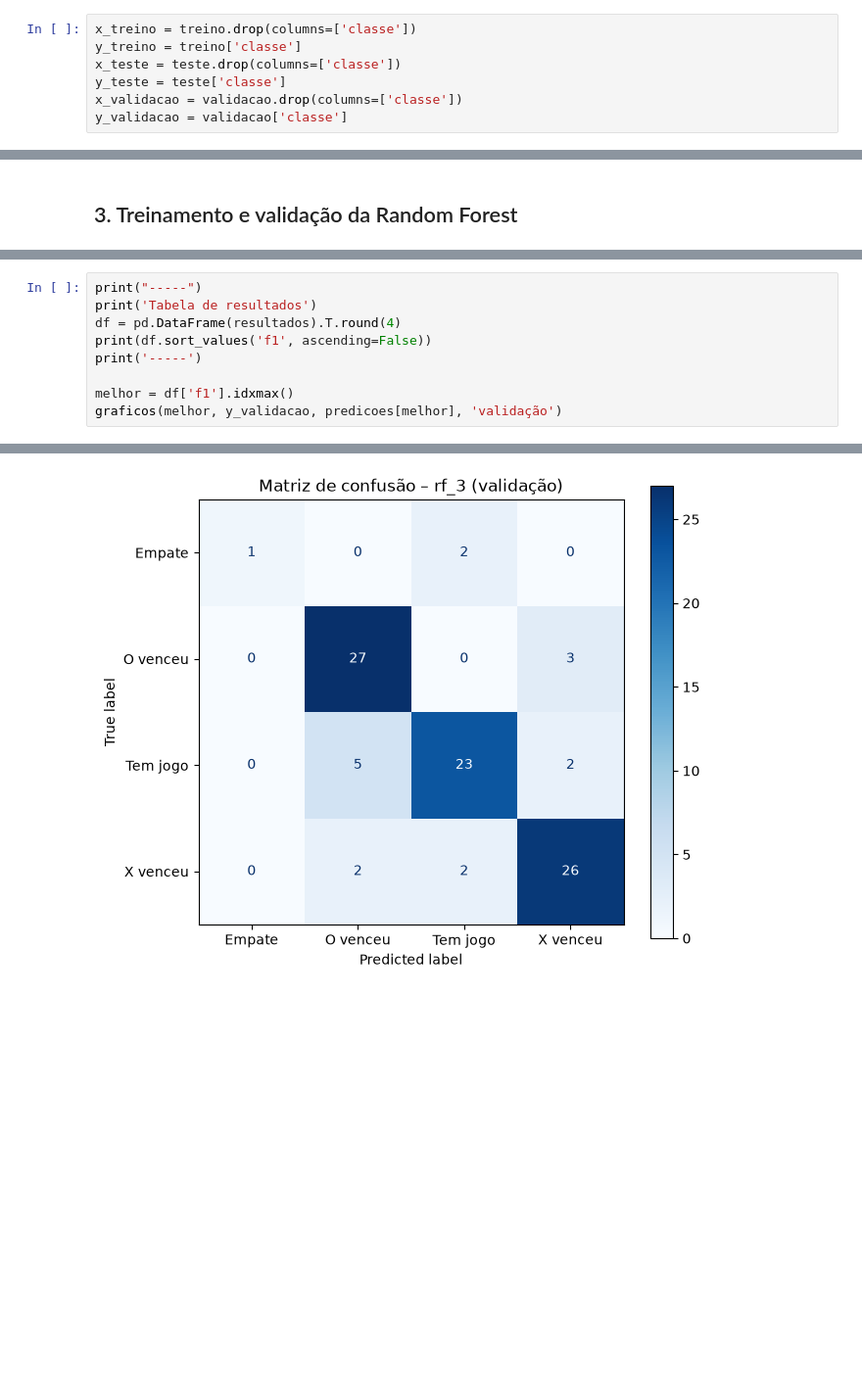
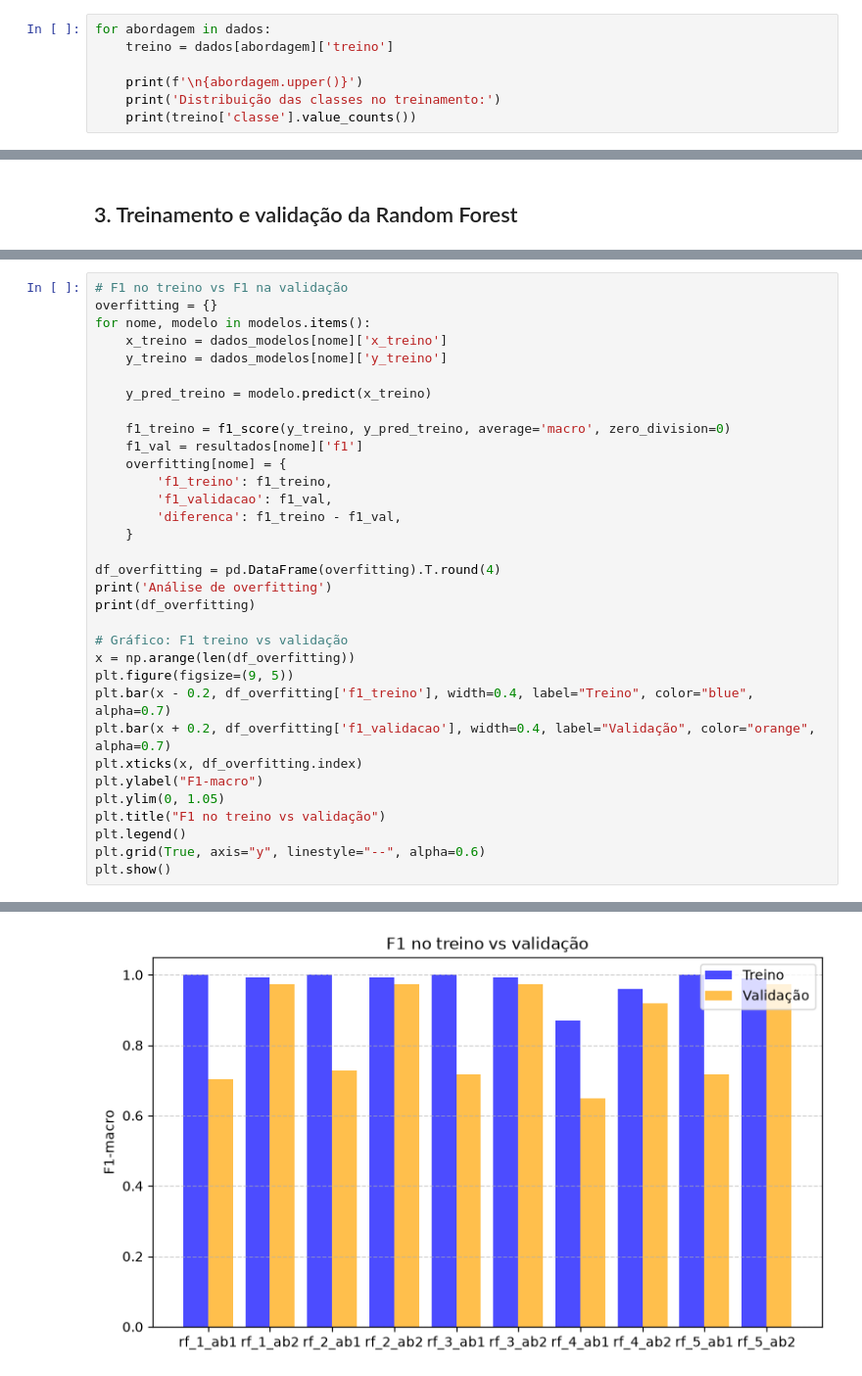
Before and after one commit to jesalvatori/tic-tac-toe-game, a Jupyter notebook: algoritmos/random_forest/random_forest.ipynb, the cells around one changed output, grey strips where cells are left out. Shown at 98% size. Saved outputs shown, nothing was run; the diff lists cells and outputs as text; blank space fills up the shorter version.

```diff
--- a/algoritmos/random_forest/random_forest.ipynb
+++ b/algoritmos/random_forest/random_forest.ipynb
@@ -19,7 +34,7 @@ validacao = validacao.replace({'b': 0, 'o': -1, 'x': 1})
 # %%
-x_treino = treino.drop(columns=['classe'])
-y_treino = treino['classe']
-x_teste = teste.drop(columns=['classe'])
-y_teste = teste['classe']
-x_validacao = validacao.drop(columns=['classe'])
-y_validacao = validacao['classe']
+for abordagem in dados:
+    treino = dados[abordagem]['treino']
+
+    print(f'\n{abordagem.upper()}')
+    print('Distribuição das classes no treinamento:')
+    print(treino['classe'].value_counts())
@@ -277,10 +308,34 @@ rf_5     1.0000        0.7007     0.2993
 # %%
-print("-----")
-print('Tabela de resultados')
-df = pd.DataFrame(resultados).T.round(4)
-print(df.sort_values('f1', ascending=False))
-print('-----')
+# F1 no treino vs F1 na validação
+overfitting = {}
+for nome, modelo in modelos.items():
+    x_treino = dados_modelos[nome]['x_treino']
+    y_treino = dados_modelos[nome]['y_treino']
 
-melhor = df['f1'].idxmax()
-graficos(melhor, y_validacao, predicoes[melhor], 'validação')
+    y_pred_treino = modelo.predict(x_treino)
+
+    f1_treino = f1_score(y_treino, y_pred_treino, average='macro', zero_division=0)
+    f1_val = resultados[nome]['f1']
+    overfitting[nome] = {
+        'f1_treino': f1_treino,
+        'f1_validacao': f1_val,
+        'diferenca': f1_treino - f1_val,
+    }
+
+df_overfitting = pd.DataFrame(overfitting).T.round(4)
+print('Análise de overfitting')
+print(df_overfitting)
+
+# Gráfico: F1 treino vs validação
+x = np.arange(len(df_overfitting))
+plt.figure(figsize=(9, 5))
+plt.bar(x - 0.2, df_overfitting['f1_treino'], width=0.4, label="Treino", color="blue", alpha=0.7)
+plt.bar(x + 0.2, df_overfitting['f1_validacao'], width=0.4, label="Validação", color="orange", alpha=0.7)
+plt.xticks(x, df_overfitting.index)
+plt.ylabel("F1-macro")
+plt.ylim(0, 1.05)
+plt.title("F1 no treino vs validação")
+plt.legend()
+plt.grid(True, axis="y", linestyle="--", alpha=0.6)
+plt.show()
 # %% [output]
@@ -296 +354 @@ rf_4    0.6237    0.7156  0.6333  0.6627
-[figure, old version]
+[figure, new version]
```
Also changed, not shown: parts of 29 cells of this notebook, 2 other files.
